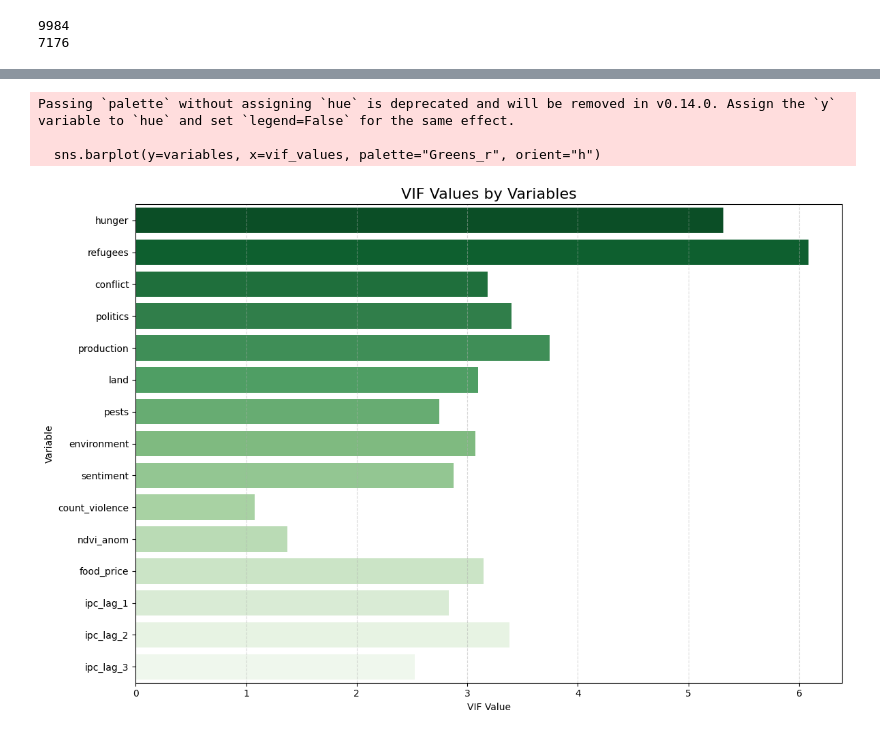
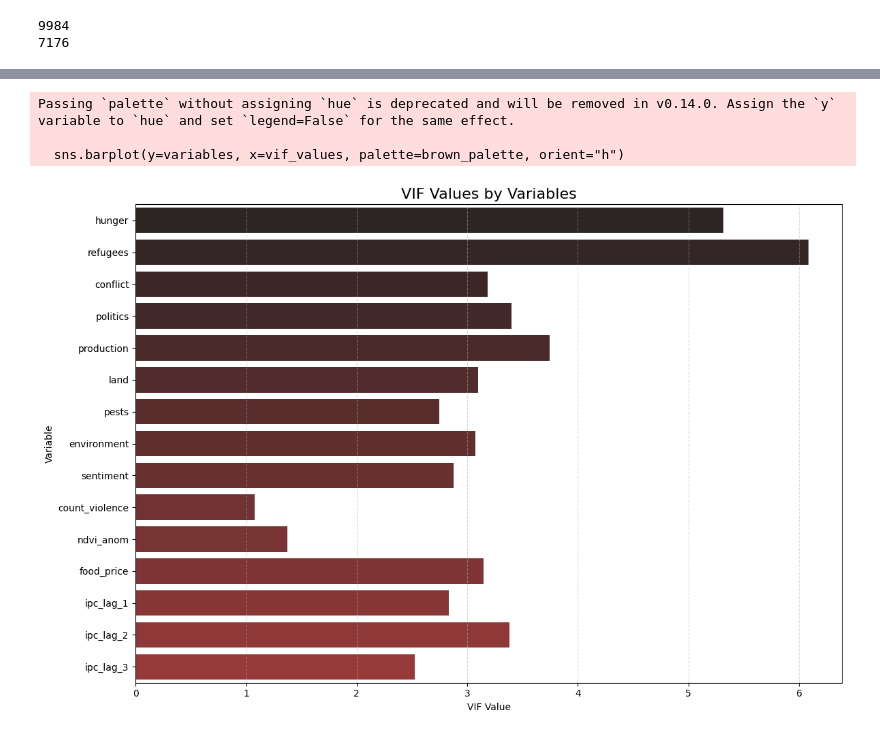
Before and after one commit to khknopp/JBG060-DC3, a Jupyter notebook: ForestPredictions.ipynb, the cells around one changed output, grey strips where cells are left out. Drawn from its saved outputs; the diff is of its cells as text; code cells hidden in the pictures.

Commit message:
Updated plots

```diff
--- a/ForestPredictions.ipynb
+++ b/ForestPredictions.ipynb
@@ -774,27 +776,29 @@ Passing `palette` without assigning `hue` is deprecated and will be removed in v
 # %%
+brown_palette = sns.dark_palette("brown", 15)
+
 # VIF Data
 variables = [
     "hunger", "refugees", "conflict", "politics",
     "production", "land", "pests", "environment", "sentiment",
     "count_violence", "ndvi_anom", "food_price", "ipc_lag_1", "ipc_lag_2", "ipc_lag_3"
 ]
 vif_values = [
     5.3135835534299325, 6.083677140147307, 3.18133189776064, 3.4004150830717976,
     3.7461198760655003, 3.098621112606724, 2.7457583659251004, 3.0755646577355638, 2.8758970241230335,
     1.0769910102311533, 1.3752090962110155, 3.1481658741250294, 2.834938537228281, 3.3835805670478094, 2.5246701233271267
 ]
 
 # Visualization
 plt.figure(figsize=(12, 8))
-sns.barplot(y=variables, x=vif_values, palette="Greens_r", orient="h")
+sns.barplot(y=variables, x=vif_values, palette=brown_palette, orient="h")
 plt.title("VIF Values by Variables", fontsize=16)
 plt.xlabel("VIF Value")
 plt.ylabel("Variable")
 plt.grid(axis='x', linestyle='--', alpha=0.5)
 plt.tight_layout()
 plt.show()
 # %% [output]
 Passing `palette` without assigning `hue` is deprecated and will be removed in v0.14.0. Assign the `y` variable to `hue` and set `legend=False` for the same effect.
 
-  sns.barplot(y=variables, x=vif_values, palette="Greens_r", orient="h")
+  sns.barplot(y=variables, x=vif_values, palette=brown_palette, orient="h")
-[figure, old version]
+[figure, new version]
```
Also changed, not shown: parts of 6 cells of this notebook.
